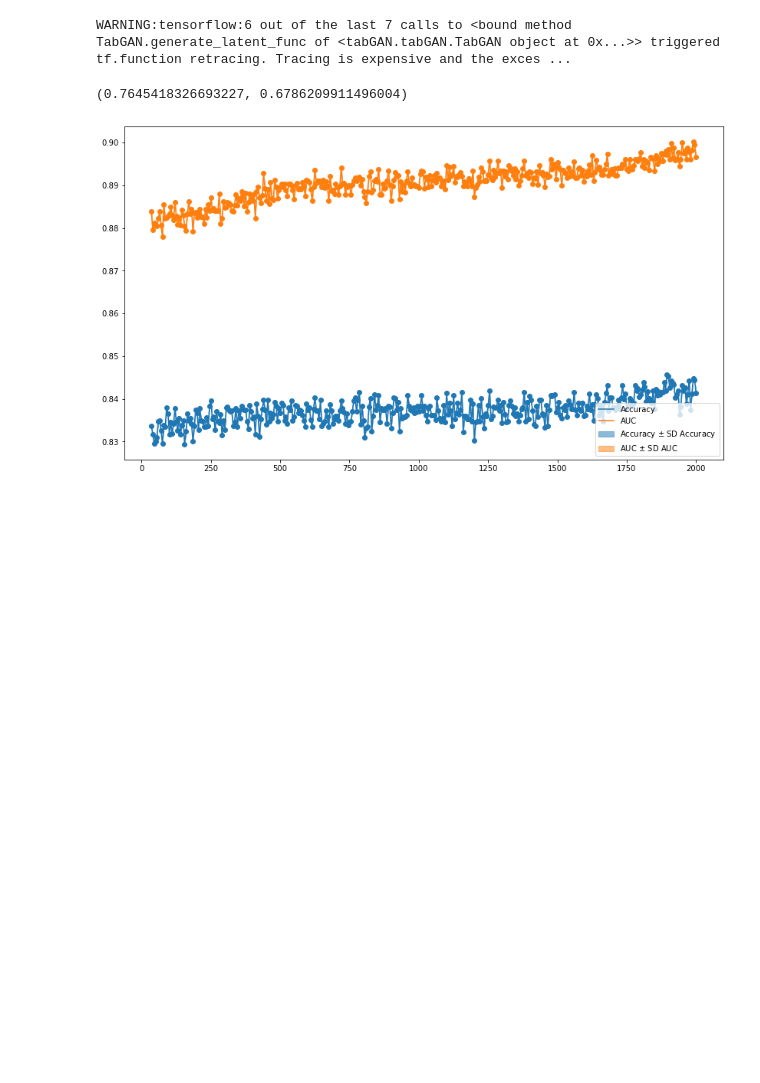
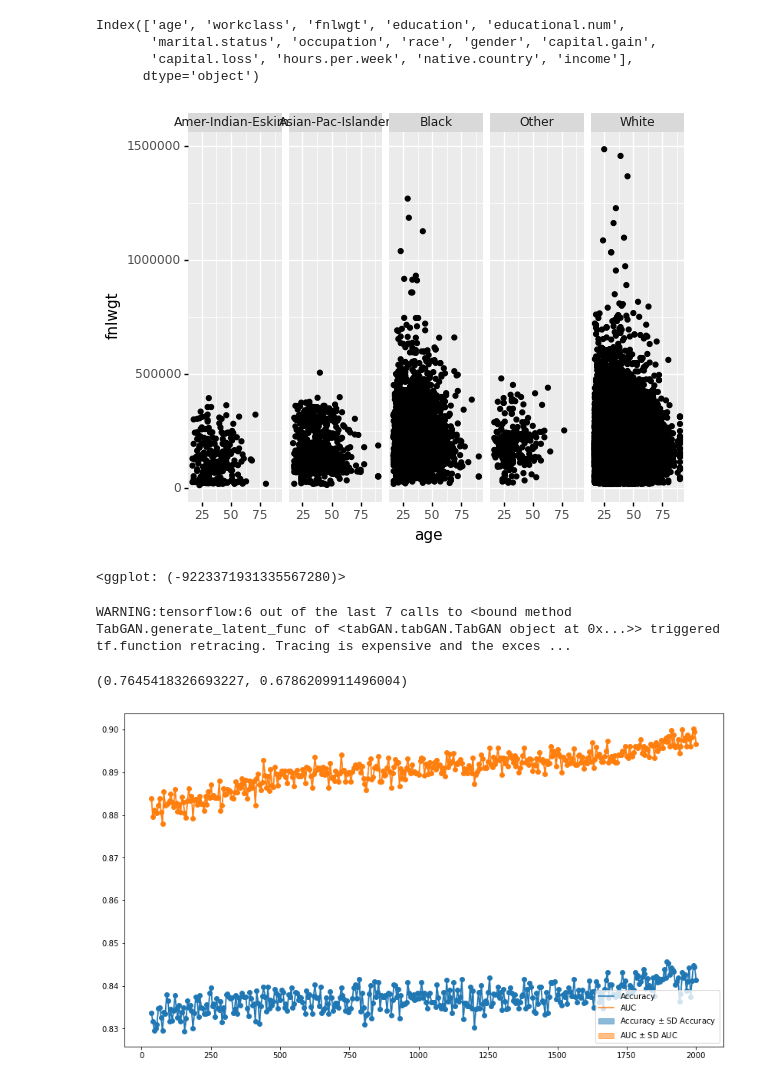
Before and after one commit to ArneRustad/Master-thesis-cf, a Jupyter notebook: scripts/tabGAN_hyperparam_tuning.ipynb, the cells around one changed output. Cells and saved outputs as stored; diff of their text form; code cells hidden in the pictures; blank space fills up the shorter version.

```diff
--- a/scripts/tabGAN_hyperparam_tuning.ipynb
+++ b/scripts/tabGAN_hyperparam_tuning.ipynb
@@ -43,0 +46,12 @@ retrain = False
+# %%
+data_train.columns
+# %% [output]
+Index(['age', 'workclass', 'fnlwgt', 'education', 'educational.num',
+       'marital.status', 'occupation', 'race', 'gender', 'capital.gain',
+       'capital.loss', 'hours.per.week', 'native.country', 'income'],
+      dtype='object')
+# %%
+(p9.ggplot(data=data_train) + p9.geom_point(mapping=p9.aes(x="age", y="fnlwgt"))) + p9.facet_grid("~race")
+# %% [output]
+[figure, added]
+<ggplot: (-9223371931335567280)>
```
Also changed, not shown: parts of 2 cells of this notebook, 2 other files.
